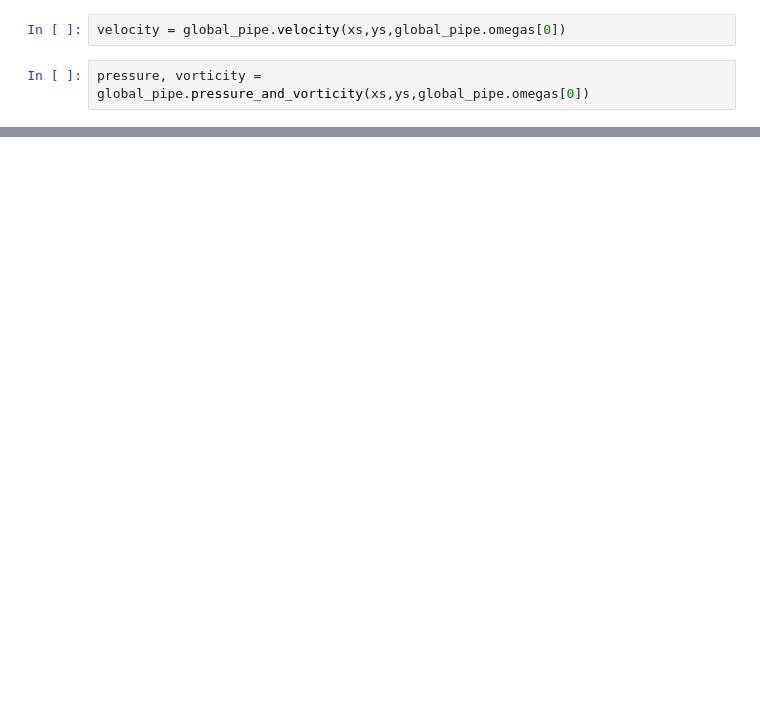
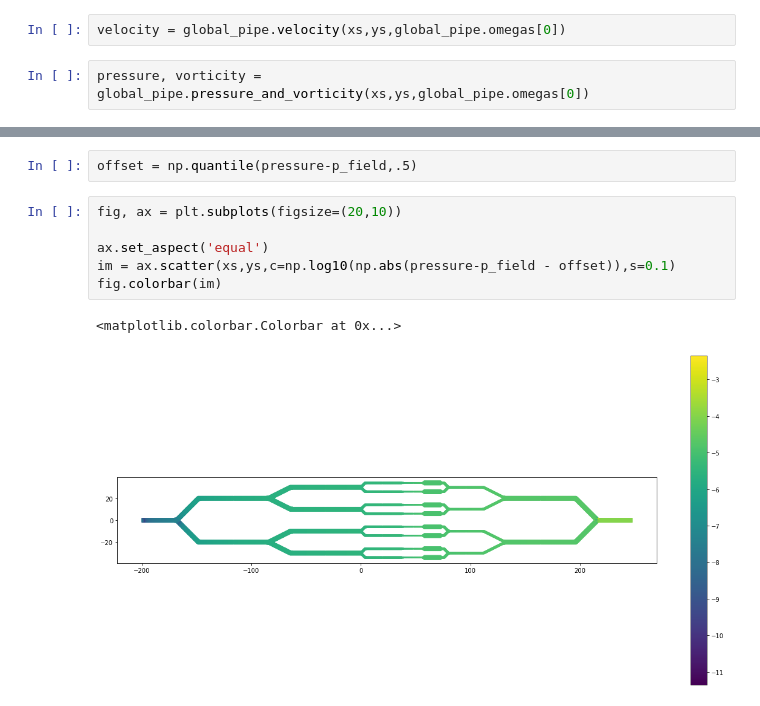
Before and after one commit to WangHaiYang874/stokes2d, a Jupyter notebook: exp3-copy/connecting.ipynb, the cells around one changed output, grey strips where cells are left out. Drawn from its saved outputs; the diff is of its cells as text; blank space fills up the shorter version.

```diff
--- a/exp3-copy/connecting.ipynb
+++ b/exp3-copy/connecting.ipynb
@@ -108,2 +111,13 @@ array([0.04420098, 0.00410574, 0.0030664 , ..., 0.0001631 , 0.00040412,
+# %%
+offset = np.quantile(pressure-p_field,.5)
+# %%
+fig, ax = plt.subplots(figsize=(20,10))
+
+ax.set_aspect('equal')
+im = ax.scatter(xs,ys,c=np.log10(np.abs(pressure-p_field - offset)),s=0.1)
+fig.colorbar(im)
+# %% [output]
+<matplotlib.colorbar.Colorbar at 0x...>
+[figure, added]
 # %%
 fig, ax = plt.subplots(figsize=(20,10))
```
Also changed, not shown: parts of 18 cells of this notebook, 8 other files.
